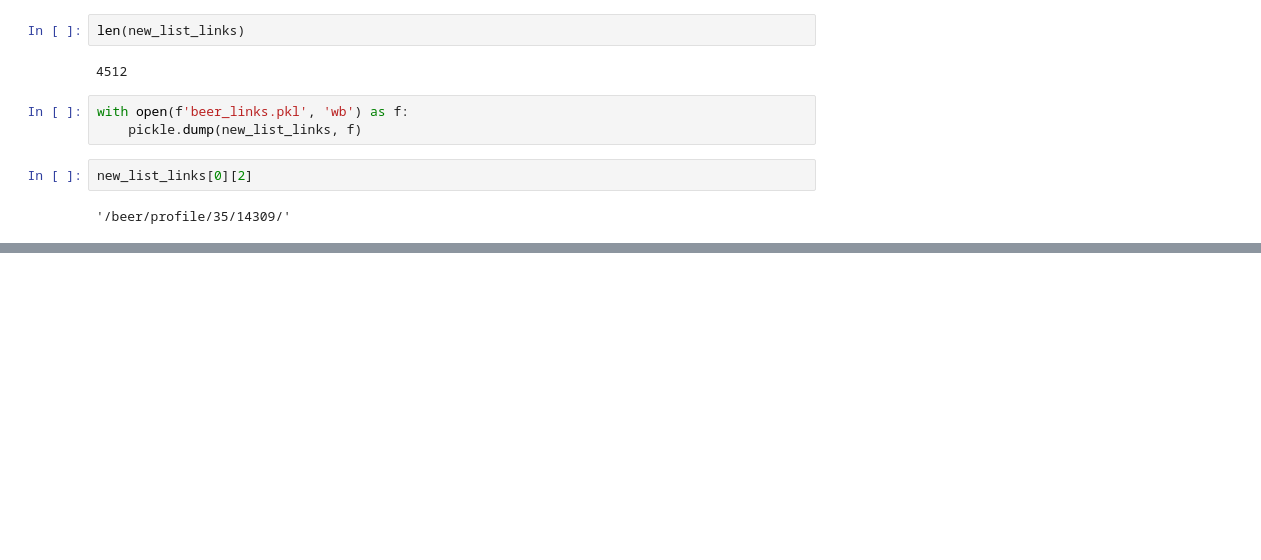
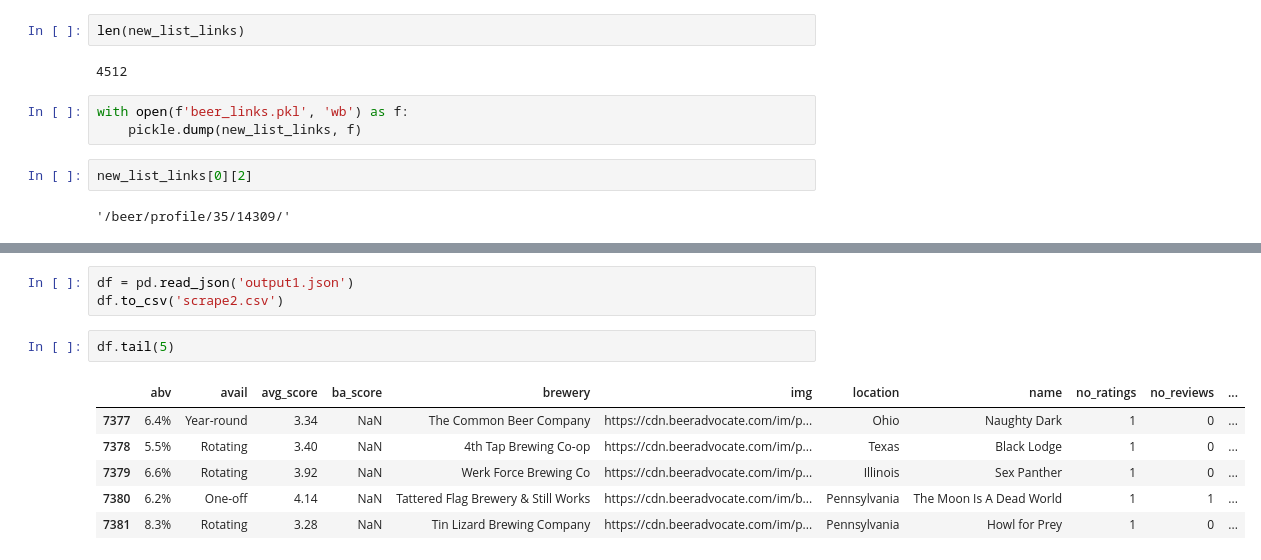
Before and after one commit to ssmithie/beer_recommender, a Jupyter notebook: beer_scraper.ipynb, the cells around one changed output, grey strips where cells are left out. Saved outputs shown, nothing was run; the diff lists cells and outputs as text; blank space fills up the shorter version.

```diff
--- a/beer_scraper.ipynb
+++ b/beer_scraper.ipynb
@@ -612,0 +919,12 @@ new_list_links[0][2]
+# %%
+df = pd.read_json('output1.json')
+df.to_csv('scrape2.csv')
+# %%
+df.tail(5)
+# %% [output]
+|  | abv | avail | avg_score | ba_score | brewery | img | location | name | no_ratings | no_reviews | ... |
+| 7377 | 6.4% | Year-round | 3.34 | NaN | The Common Beer Company | https://cdn.beeradvocate.com/im/p... | Ohio | Naughty Dark | 1 | 0 | ... |
+| 7378 | 5.5% | Rotating | 3.40 | NaN | 4th Tap Brewing Co-op | https://cdn.beeradvocate.com/im/p... | Texas | Black Lodge | 1 | 0 | ... |
+| 7379 | 6.6% | Rotating | 3.92 | NaN | Werk Force Brewing Co | https://cdn.beeradvocate.com/im/p... | Illinois | Sex Panther | 1 | 0 | ... |
+| 7380 | 6.2% | One-off | 4.14 | NaN | Tattered Flag Brewery & Still Works | https://cdn.beeradvocate.com/im/b... | Pennsylvania | The Moon Is A Dead World | 1 | 1 | ... |
+| 7381 | 8.3% | Rotating | 3.28 | NaN | Tin Lizard Brewing Company | https://cdn.beeradvocate.com/im/p... | Pennsylvania | Howl for Prey | 1 | 0 | ... |
```
Also changed, not shown: parts of 39 cells of this notebook, 3 other files.
